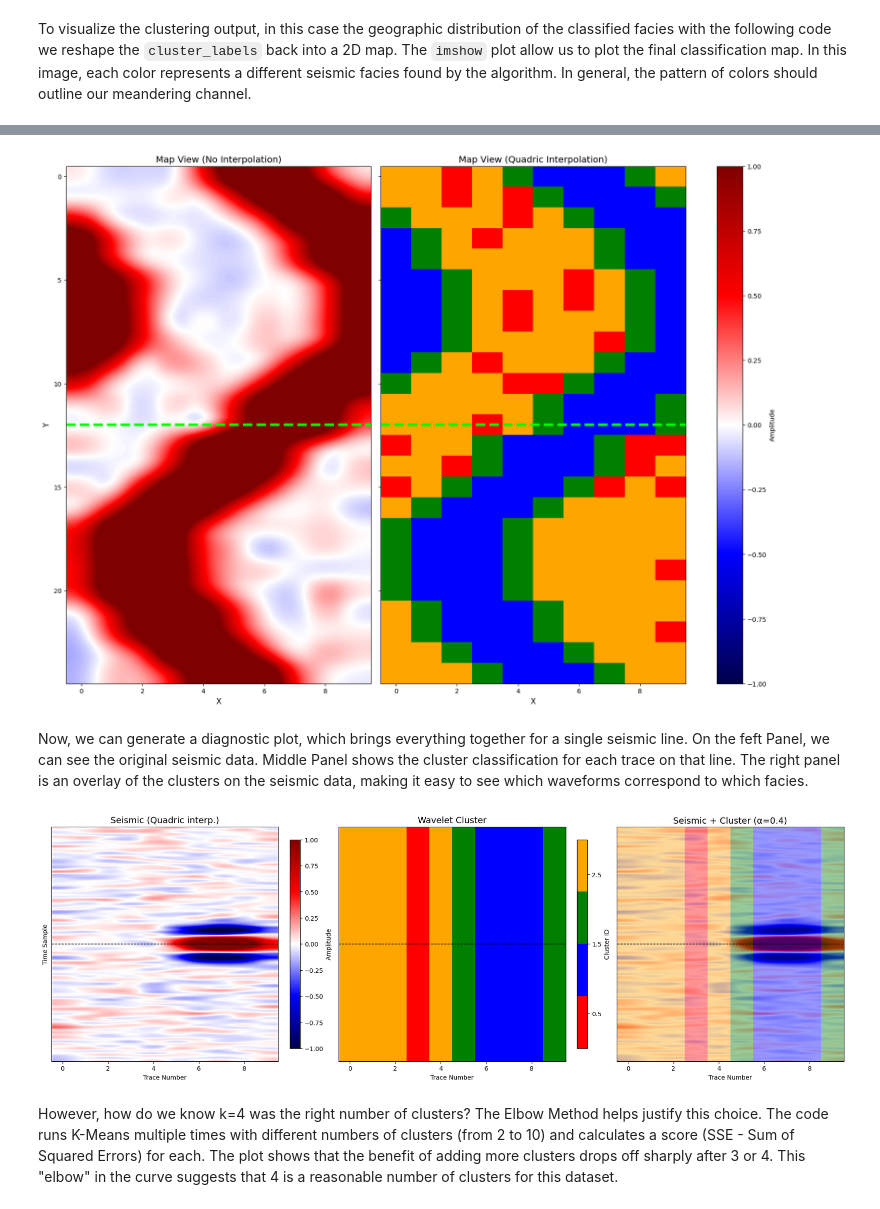
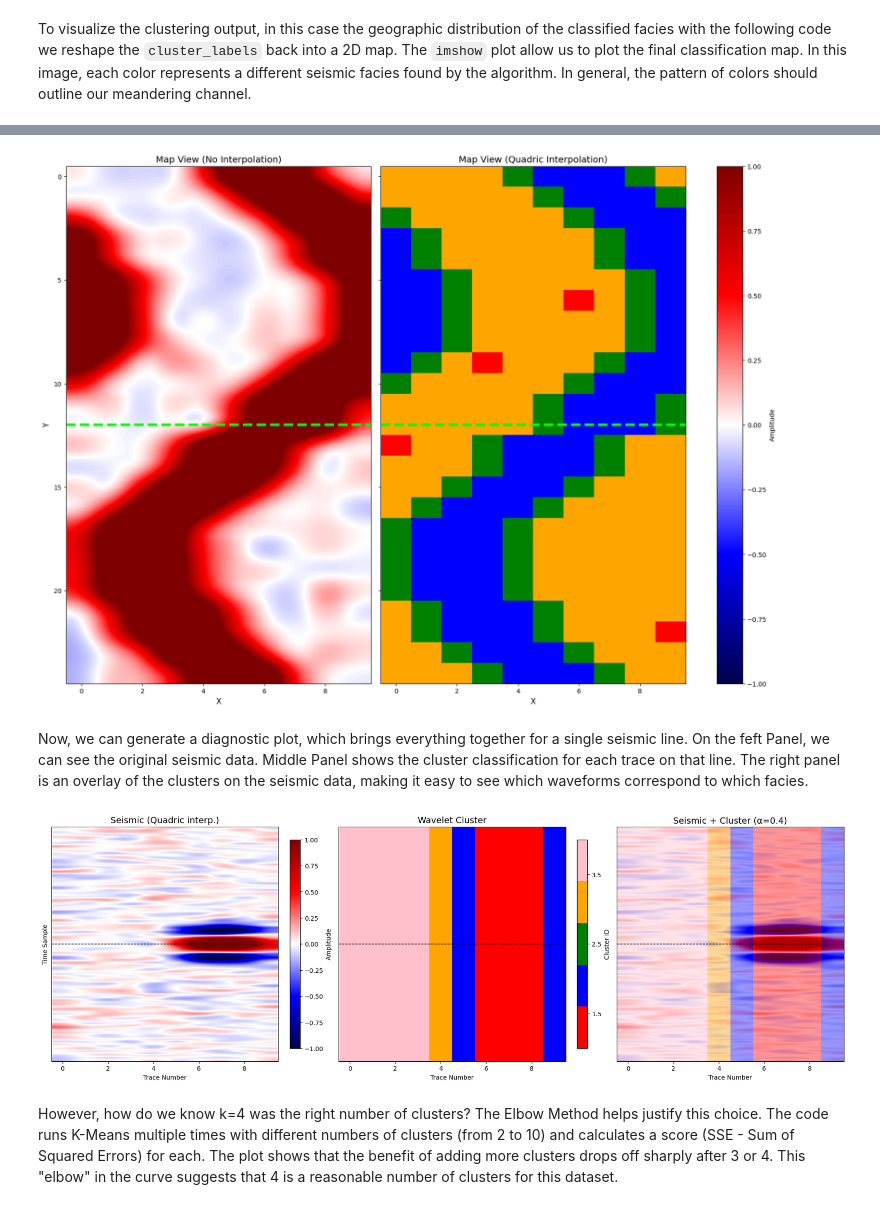
Before and after one commit to roderickperez/seismicWaveformClassification, a Jupyter notebook: 2.5D_seismicWaveformClassification.ipynb, the cells around one changed output, grey strips where cells are left out. Cells and saved outputs as stored; diff of their text form; code cells hidden in the pictures.

```diff
--- a/2.5D_seismicWaveformClassification.ipynb
+++ b/2.5D_seismicWaveformClassification.ipynb
@@ -258,7 +258,7 @@ synth_seismic_noisy_flat = synth_seismic_noisy.reshape(time_samples, slices * tr
 Here is where the automatic classification happens. To run the K-Means algorithm we use the parameter `num_clusters = 4`, meaning that we tell the algorithm that we want to find 4 distinct groups of wavelets in our data. The function `kmeans.fit_predict()` generate the prediction, since the algorithm analyzes the shape of every trace and assigns it to one of the 4 clusters. The output, `cluster_labels`, is a list of which cluster each trace belongs to.
 # %%
 # Number of clusters for k-Means
-num_clusters = 4
+num_clusters = 5
 kmeans = KMeans(n_clusters=num_clusters, random_state=42)
 cluster_labels = kmeans.fit_predict(synth_seismic_noisy_flat)  # Assign cluster labels to each trace
 # %% [markdown]
@@ -308,7 +308,7 @@ cbar = fig.colorbar(im, ax=axs, orientation="vertical", label="Amplitude")
 
 plt.show()
 # %% [output]
-[figure, old version]
+[figure, new version]
 # %% [markdown]
 Now, we can generate a diagnostic plot, which brings everything together for a single seismic line. On the feft Panel, we can see the original seismic data. Middle Panel shows the cluster classification for each trace on that line. The right panel is an overlay of the clusters on the seismic data, making it easy to see which waveforms correspond to which facies.
 # %%
@@ -320,7 +320,7 @@ slice_to_visualize = synth_seismic.shape[1] // 2              # same as before
 seis_quad = synth_seismic_noisy[:, slice_to_visualize, :]     # (time, trace)
 cl_row    = cluster_labels_reshaped[slice_to_visualize, :]    # (trace,)
 
-cluster_cmap = ListedColormap(['red', 'blue', 'green', 'orange'])
+cluster_cmap = ListedColormap(['red', 'blue', 'green', 'orange', 'pink'])
 
 fig, ax = plt.subplots(1, 3, figsize=(18, 6), sharey=True,
                        constrained_layout=True)
@@ -336,34 +336,34 @@ ax[0].axhline(y=synth_seismic.shape[0]//2, color='black', ls='--', lw=1)
 # 2) cluster strip --------------------------------------------------------
 # turn the 1‑D class array into a 2‑D image by tiling rows
 cluster_img = np.tile(cl_row, (seis_quad.shape[0], 1))
 im1 = ax[1].imshow(cluster_img, cmap=cluster_cmap, aspect='auto',
                    interpolation='nearest')
 ax[1].set_title('Wavelet Cluster', fontsize=14)
 ax[1].set_xlabel('Trace Number')
 ax[1].axhline(y=synth_seismic.shape[0]//2, color='black', ls='--', lw=1)
 
 # remove y‑tick labels on the middle panel (shared)
 ax[1].set_yticks([])
 
 # 3) overlay --------------------------------------------------------------
 im2 = ax[2].imshow(seis_quad, cmap='seismic', aspect='auto',
                    interpolation='quadric', vmin=-1, vmax=1)
 ax[2].imshow(cluster_img, cmap=cluster_cmap, aspect='auto',
              interpolation='nearest', alpha=0.4)
 ax[2].set_title('Seismic + Cluster (α=0.4)', fontsize=14)
 ax[2].set_xlabel('Trace Number')
 ax[2].axhline(y=synth_seismic.shape[0]//2, color='black', ls='--', lw=1)
 ax[2].set_yticks([])
 
 # colour‑bars -------------------------------------------------------------
 cbar_amp = fig.colorbar(im0, ax=ax[0], fraction=0.046, label='Amplitude')
 cbar_cls = fig.colorbar(im1, ax=ax[1], fraction=0.046,
                         ticks=np.arange(len(cluster_cmap.colors))+0.5)
 cbar_cls.ax.set_ylabel('Cluster ID')
 
 plt.show()
 # %% [output]
-[figure, old version]
+[figure, new version]
 # %% [markdown]
 However, how do we know k=4 was the right number of clusters? The Elbow Method helps justify this choice. The code runs K-Means multiple times with different numbers of clusters (from 2 to 10) and calculates a score (SSE - Sum of Squared Errors) for each. The plot shows that the benefit of adding more clusters drops off sharply after 3 or 4. This "elbow" in the curve suggests that 4 is a reasonable number of clusters for this dataset.
 # %%
```
Also changed, not shown: parts of 3 cells of this notebook, 1 other file.
